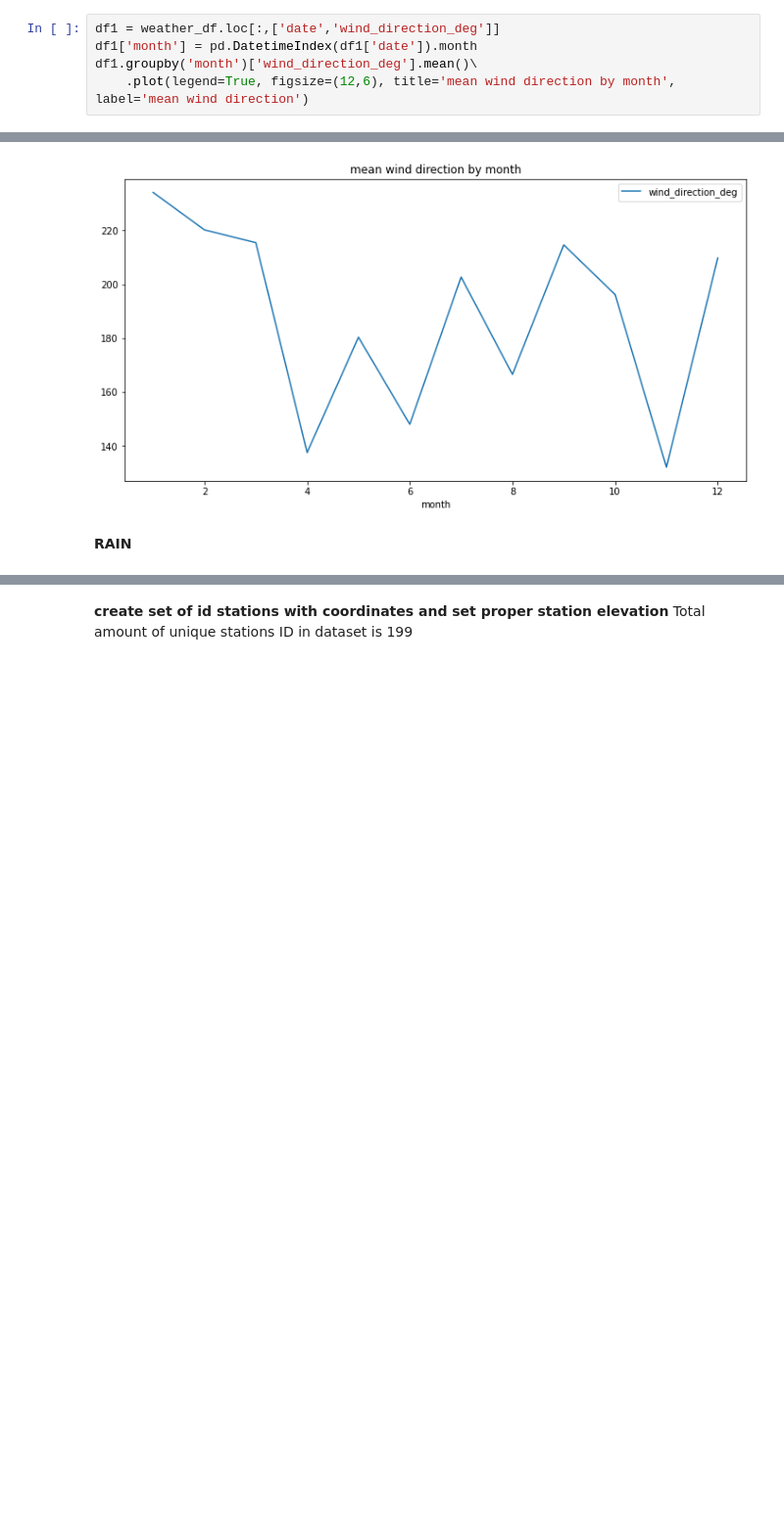
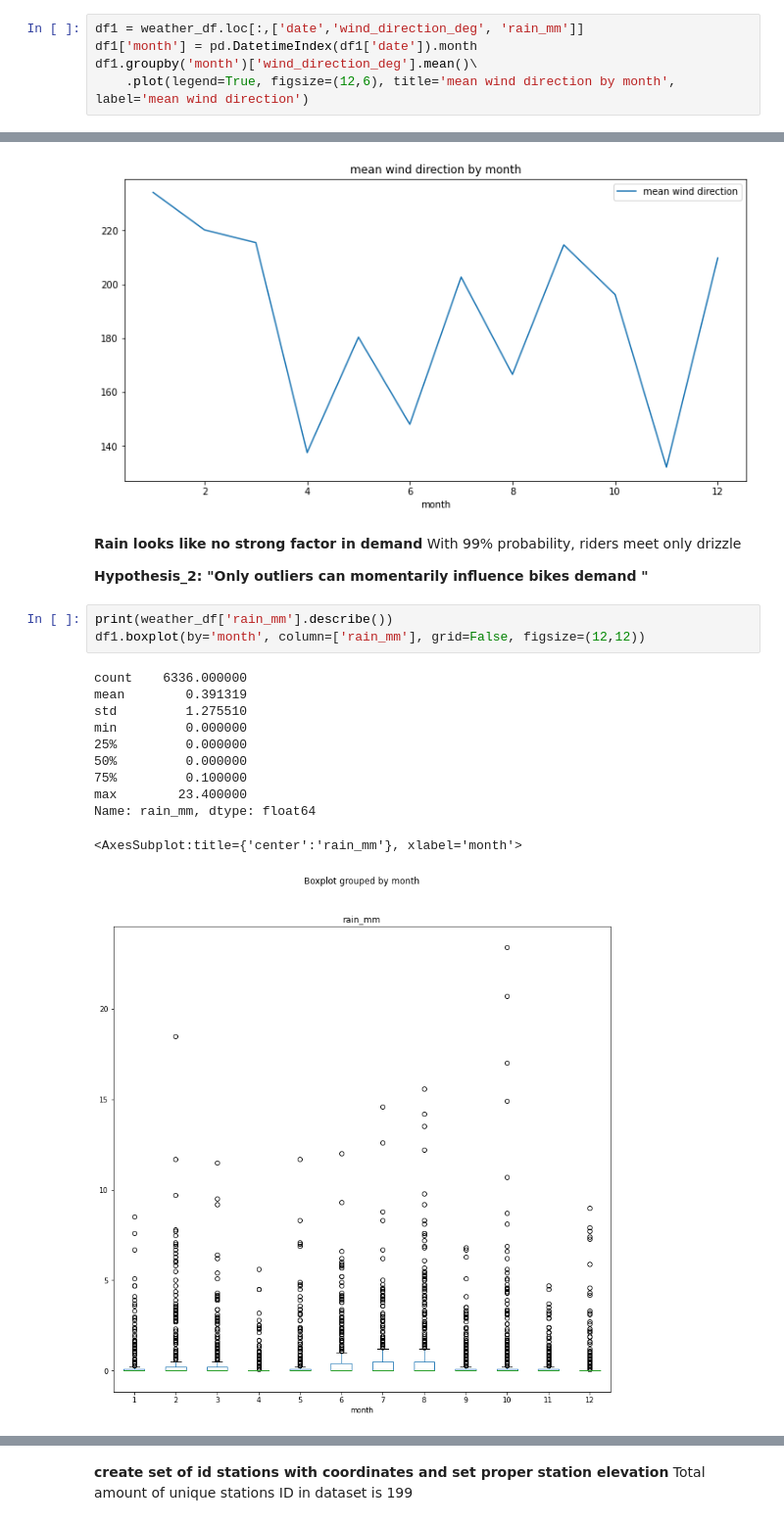
Before and after one commit to daim77/python_BI_analysis_bike_sharing, a Jupyter notebook: results.ipynb, the cells around one changed output, grey strips where cells are left out. Shown at 98% size. Drawn from its saved outputs; the diff is of its cells as text; blank space fills up the shorter version.

Commit message:
rain analysis

```diff
--- a/results.ipynb
+++ b/results.ipynb
@@ -195,12 +195,30 @@ wind_from_df\
 <AxesSubplot:title={'center':'WIND COMES FROM'}, xlabel='direction'>
 [figure]
 # %%
-df1 = weather_df.loc[:,['date','wind_direction_deg']]
+df1 = weather_df.loc[:,['date','wind_direction_deg', 'rain_mm']]
 df1['month'] = pd.DatetimeIndex(df1['date']).month
 df1.groupby('month')['wind_direction_deg'].mean()\
     .plot(legend=True, figsize=(12,6), title='mean wind direction by month', label='mean wind direction')
 # %% [output]
 <AxesSubplot:title={'center':'mean wind direction by month'}, xlabel='month'>
 [figure]
-# %% [markdown]
-**RAIN**
+# %% [markdown]
+**Rain looks like no strong factor in demand**
+With 99% probability, riders meet only drizzle
+
+__Hypothesis_2: "Only outliers can momentarily influence bikes demand "__
+# %%
+print(weather_df['rain_mm'].describe())
+df1.boxplot(by='month', column=['rain_mm'], grid=False, figsize=(12,12))
+# %% [output]
+count    6336.000000
+mean        0.391319
+std         1.275510
+min         0.000000
+25%         0.000000
+50%         0.000000
+75%         0.100000
+max        23.400000
+Name: rain_mm, dtype: float64
+<AxesSubplot:title={'center':'rain_mm'}, xlabel='month'>
+[figure, added]
```
Also changed, not shown: parts of 2 cells of this notebook.
